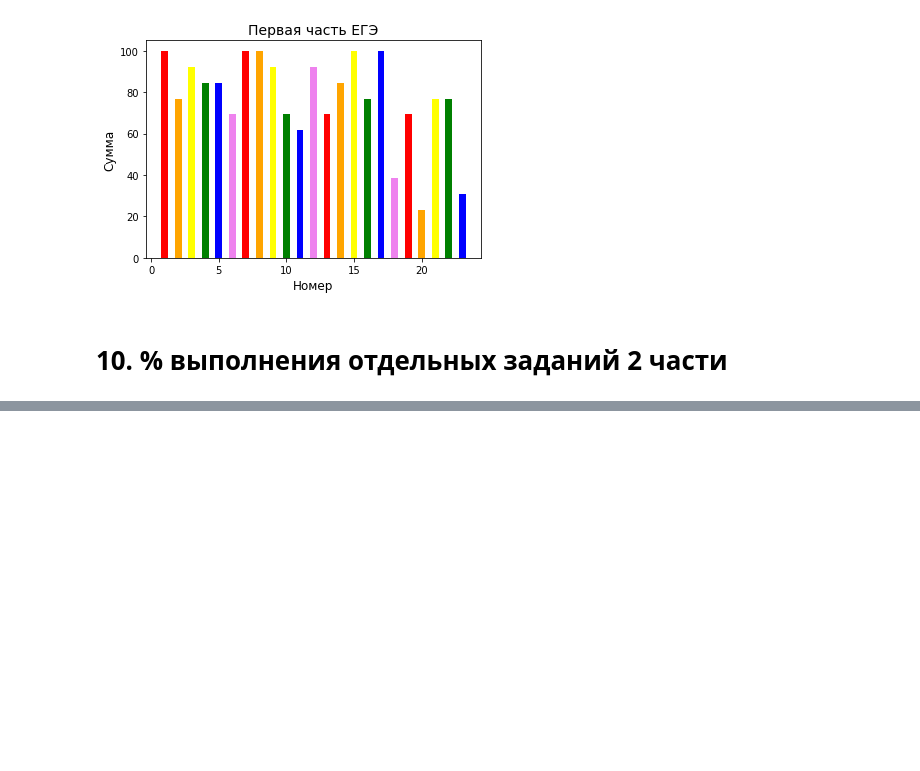
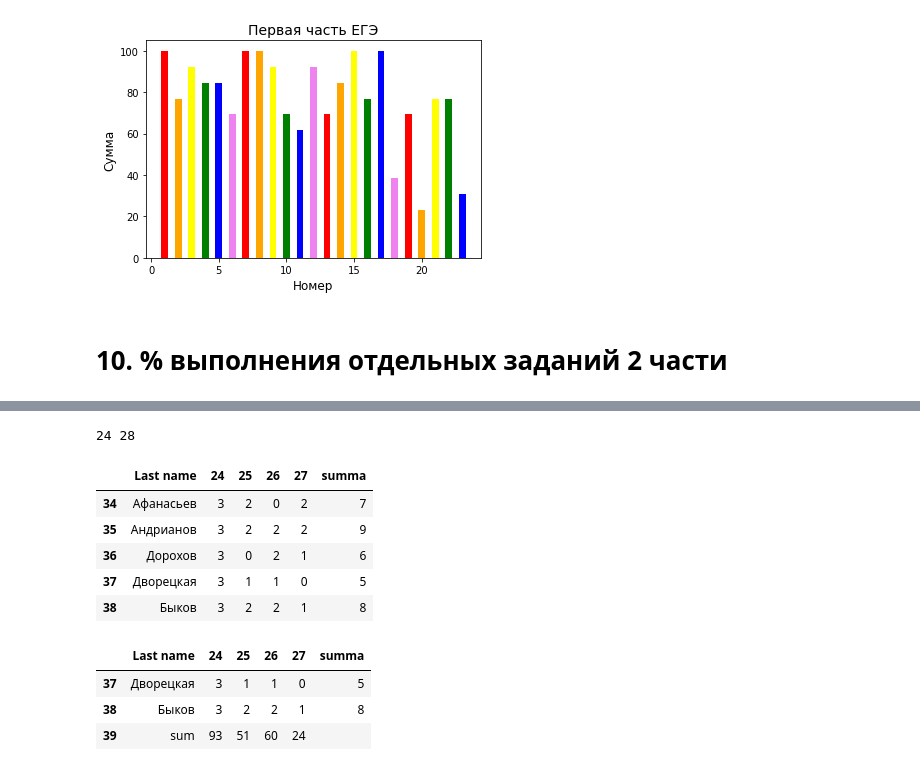
Before and after one commit to alex3287/conference, a Jupyter notebook: ai-2019_Kemerovo/ege_2.5.ipynb, the cells around one changed output, grey strips where cells are left out. Cells and saved outputs as stored; diff of their text form; code cells hidden in the pictures; blank space fills up the shorter version.

```diff
--- a/ai-2019_Kemerovo/ege_2.5.ipynb
+++ b/ai-2019_Kemerovo/ege_2.5.ipynb
@@ -154,7 +175,7 @@ max(table2[str(1)][:-2])
 1
 # %%
 # функция max расчитывает самый большой балл в столбце
-B = [(i * 100 / row / max(1,max(table2[str(j)][:-2])))  for j, i in enumerate (table2.loc[row][1:-1],1)]
+B = [(i * 100 / row / max(1,max(table2[str(j)][:-1])))  for j, i in enumerate (table2.loc[row][1:-1],1)]
 table2.loc[row+1] = ['%']+[j for j in B]+[' ']
 table2[-5:]
 # %% [output]
@@ -199,0 +224,3 @@ table2.to_excel('analytics.xlsx')
+# %%
+Files = ['./ege/'+i for i in os.listdir('./ege') if 'xls' in i]
+print(Files)
@@ -199,0 +229,14 @@ table2.to_excel('analytics.xlsx')
+# %%
+cols = ['kod','kod2','class','kodPPE','room','Last name', 'First name', 'Second name','doc_s','doc_number','result_1','result_2','first_ball','ball']
+df2 = pd.DataFrame(columns=['kod','kod2','class','kodPPE','room','Last name', 'First name', 'Second name','doc_s','doc_number','result_1','result_2','first_ball','ball'])
+for i in Files:
+    table = pd.read_excel(i.strip(), header = 6)
+    table.drop(table.columns[[0, 1,3,5,7,9,11,15,17,19,21,23,25]], axis=1, inplace=True)
+    table.columns = cols
+    # функция dropna удаляет строки где есть значения NaN
+    table = table.dropna(subset=['kod'])
+    df2 = df2.append(table)
+# строчка ниже делает индексацию строк сначала и правильно
+# т.к. после удаление не корректных строк происходит сбой в нумерации
+df2.index = np.arange(len(df2))
+df2.head()
@@ -199,0 +250,36 @@ table2.to_excel('analytics.xlsx')
+# %%
+# количество заданий в первой части
+left = len(df2.result_1[1])
+right = len(df2.result_2[1][::4])
+left += 1
+right += left
+print(left, right)
+# %% [output]
+24 28
+# %%
+#готовим шапку таблицы
+df3 = pd.DataFrame(columns=['Last name'] + [str(i) for i in range(left,right)]+['summa'])
+for t,k in enumerate(df2['result_2']):
+    buf = [int(k[j]) for j in range(0,len(k),4)]
+    df3.loc[t] = [table2['Last name'][t]]+[j for j in buf]+[sum(buf)]
+row = t+1
+df3[-5:]
+# %% [output]
+|  | Last name | 24 | 25 | 26 | 27 | summa |
+| 34 | Афанасьев | 3 | 2 | 0 | 2 | 7 |
+| 35 | Андрианов | 3 | 2 | 2 | 2 | 9 |
+| 36 | Дорохов | 3 | 0 | 2 | 1 | 6 |
+| 37 | Дворецкая | 3 | 1 | 1 | 0 | 5 |
+| 38 | Быков | 3 | 2 | 2 | 1 | 8 |
+# %%
+test2=[]
+for i in range(left,right):
+    test2.append(df3[str(i)].sum())
+#test
+df3.loc[row] = ['sum']+[j for j in test2]+[' ']
+df3[-3:]
+# %% [output]
+|  | Last name | 24 | 25 | 26 | 27 | summa |
+| 37 | Дворецкая | 3 | 1 | 1 | 0 | 5 |
+| 38 | Быков | 3 | 2 | 2 | 1 | 8 |
+| 39 | sum | 93 | 51 | 60 | 24 |  |
```
Also changed, not shown: parts of 18 cells of this notebook.
